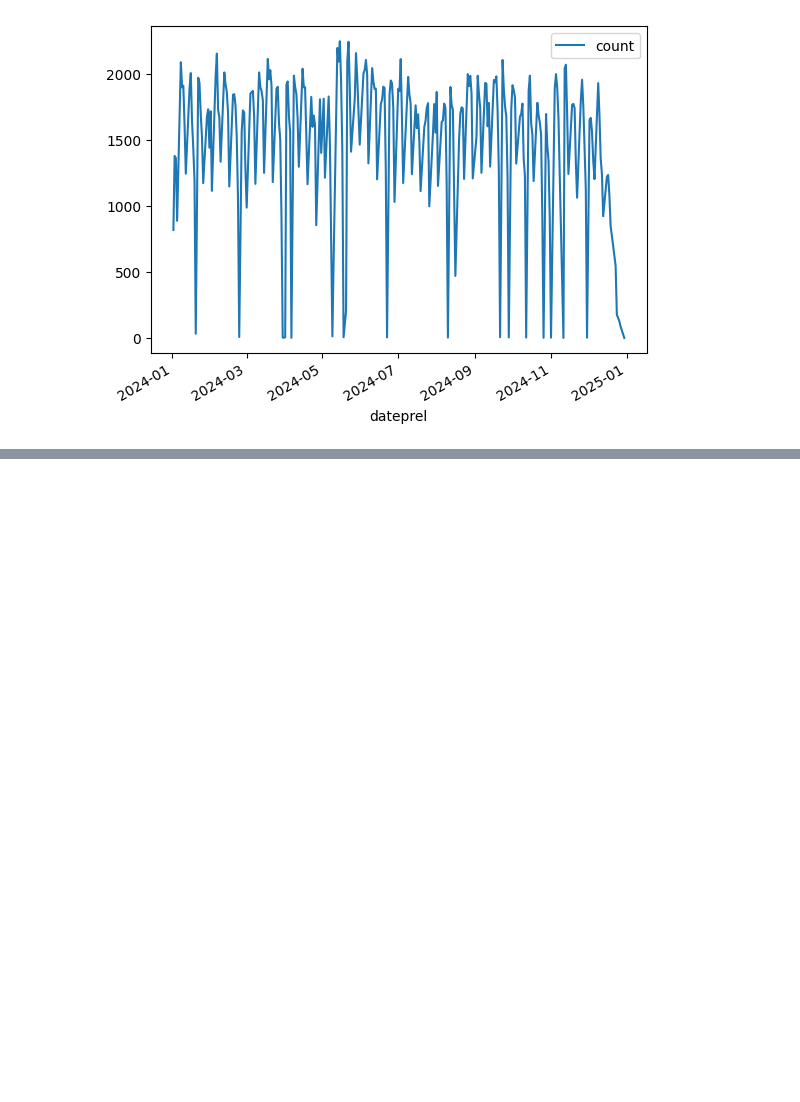
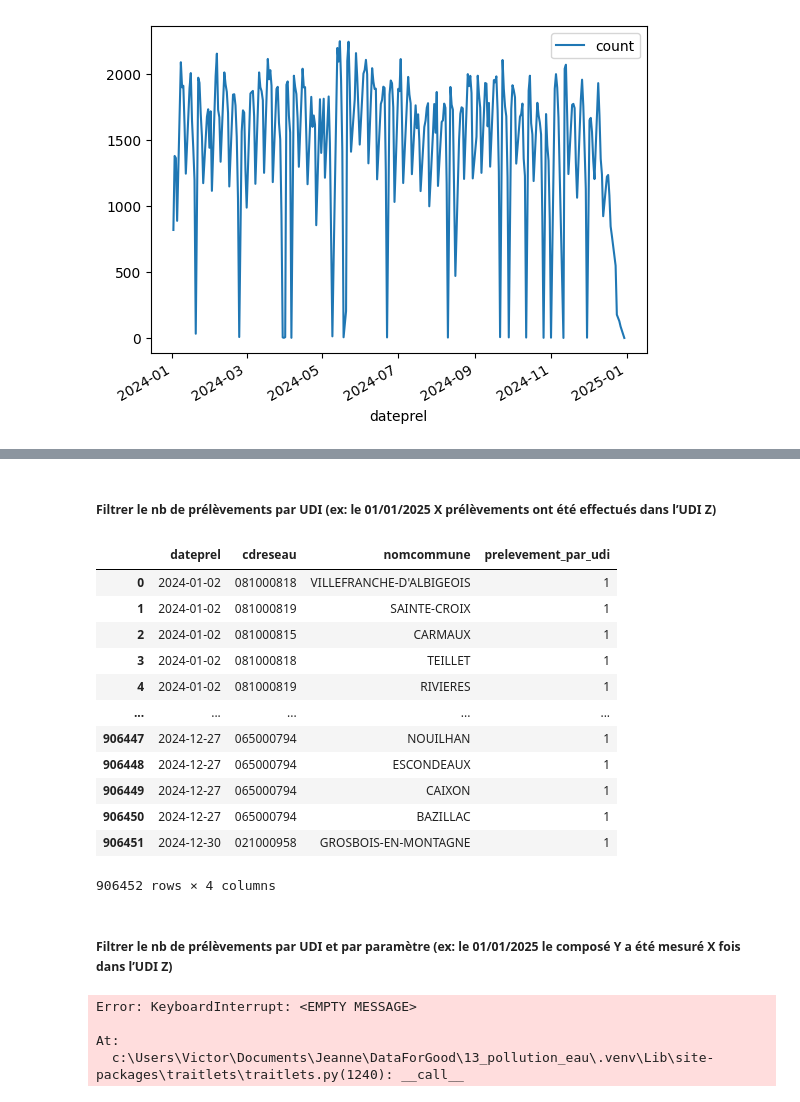
Before and after one commit to jdionisi/13_pollution_eau, a Jupyter notebook: analytics/notebooks/extraction_liste_polluants.ipynb, the cells around one changed output, grey strips where cells are left out. Saved outputs shown, nothing was run; the diff lists cells and outputs as text; code cells hidden in the pictures; blank space fills up the shorter version.

```diff
--- a/analytics/notebooks/extraction_liste_polluants.ipynb
+++ b/analytics/notebooks/extraction_liste_polluants.ipynb
@@ -178,0 +206,28 @@ plt.show()
+# %% [markdown]
+##### Filtrer le nb de prélèvements par UDI (ex: le 01/01/2025 X prélèvements ont été effectués dans l’UDI Z)
+# %%
+udi_prlvmt = con.sql("""
+    SELECT P.dateprel, P.cdreseau, C.nomcommune, COUNT(P.cdreseau) as prelevement_par_udi
+    FROM sise_prelevements P
+    INNER JOIN sise_communes C ON P.cdreseau = C.cdreseau
+    GROUP BY P.dateprel, P.cdreseau, C.nomcommune
+    ORDER BY P.dateprel
+""").df()
+# %%
+udi_prlvmt
+# %% [output]
+|  | dateprel | cdreseau | nomcommune | prelevement_par_udi |
+| 0 | 2024-01-02 | 081000818 | VILLEFRANCHE-D'ALBIGEOIS | 1 |
+| 1 | 2024-01-02 | 081000819 | SAINTE-CROIX | 1 |
+| 2 | 2024-01-02 | 081000815 | CARMAUX | 1 |
+| 3 | 2024-01-02 | 081000818 | TEILLET | 1 |
+| 4 | 2024-01-02 | 081000819 | RIVIERES | 1 |
+| ... | ... | ... | ... | ... |
+| 906447 | 2024-12-27 | 065000794 | NOUILHAN | 1 |
+| 906448 | 2024-12-27 | 065000794 | ESCONDEAUX | 1 |
+| 906449 | 2024-12-27 | 065000794 | CAIXON | 1 |
+| 906450 | 2024-12-27 | 065000794 | BAZILLAC | 1 |
+| 906451 | 2024-12-30 | 021000958 | GROSBOIS-EN-MONTAGNE | 1 |
+906452 rows × 4 columns
+# %% [markdown]
+##### Filtrer le nb de prélèvements par UDI et par paramètre (ex: le 01/01/2025 le composé Y a été mesuré X fois dans l’UDI Z)
@@ -178,0 +242,14 @@ plt.show()
+# %%
+udi_param_prlvmt = con.sql("""
+    SELECT P.dateprel, P.cdreseau, C.nomcommune, libmajparametre
+    FROM sise_prelevements P
+    INNER JOIN sise_resultats R ON P.referenceprel = R.referenceprel
+    INNER JOIN sise_communes C ON P.cdreseau = C.cdreseau
+    GROUP BY P.dateprel, P.cdreseau, C.nomcommune, libmajparametre
+    ORDER BY P.dateprel
+""").df()
+# %% [output]
+Error: KeyboardInterrupt: <EMPTY MESSAGE>
+
+At:
+  c:\Users\Victor\Documents\Jeanne\DataForGood\13_pollution_eau\.venv\Lib\site-packages\traitlets\traitlets.py(1240): __call__
```
Also changed, not shown: parts of 15 cells of this notebook.
